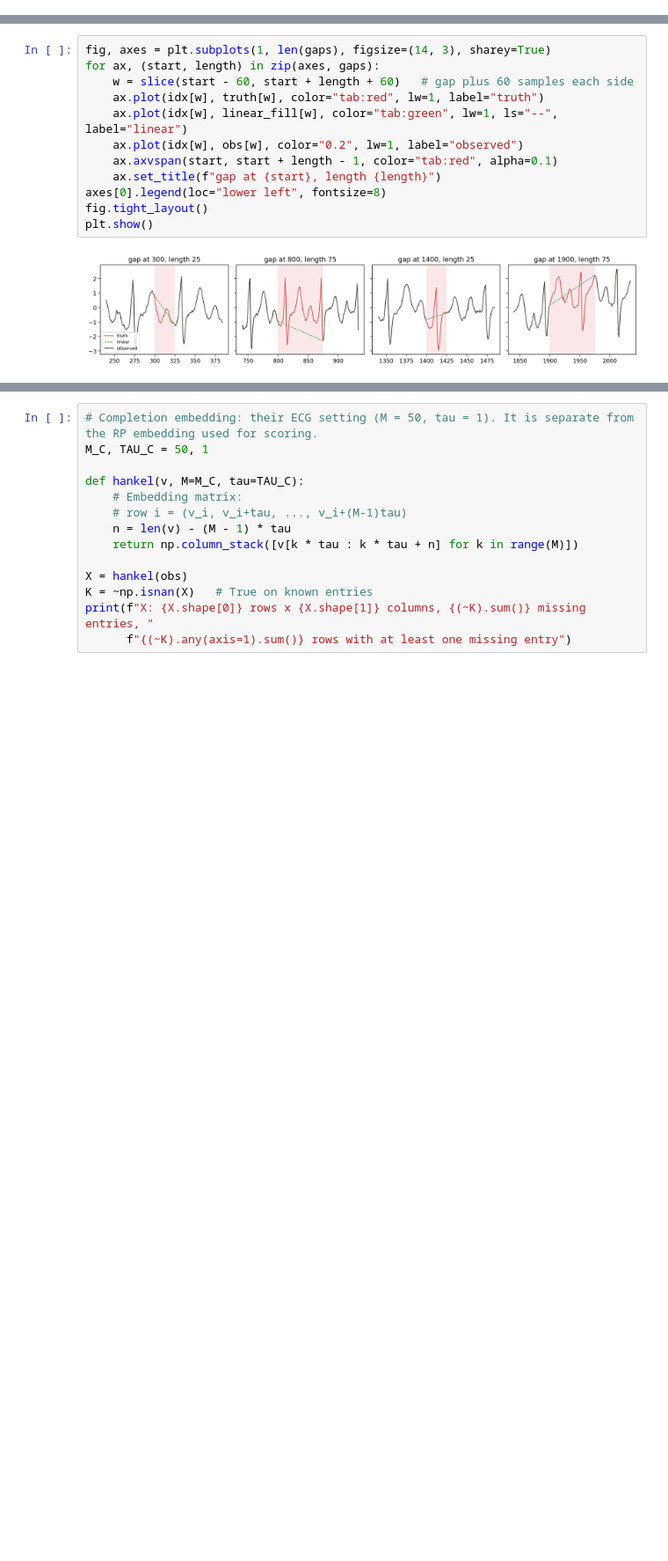
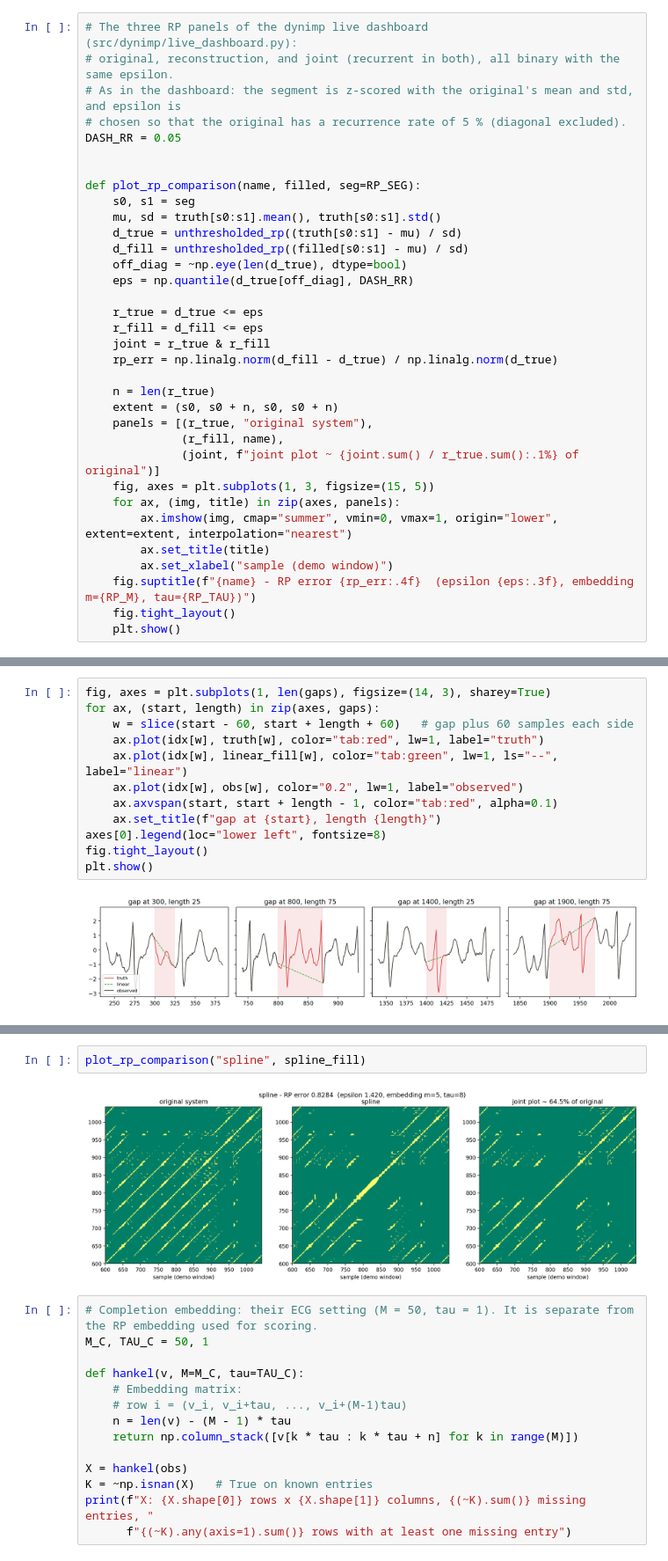
Before and after one commit to Anastasios-Vlachmpeis/RQA_for_Financial_Dynamics, a Jupyter notebook: notebooks/rps4missingDataReconstruction/window_reconstruction.ipynb, the cells around one changed output, grey strips where cells are left out. Shown at 88% size. Saved outputs shown, nothing was run; the diff lists cells and outputs as text; blank space fills up the shorter version.

```diff
--- a/notebooks/rps4missingDataReconstruction/window_reconstruction.ipynb
+++ b/notebooks/rps4missingDataReconstruction/window_reconstruction.ipynb
@@ -145,0 +179,34 @@ linear: MAE 1.003, RP error 0.1700
+# %%
+# The three RP panels of the dynimp live dashboard (src/dynimp/live_dashboard.py):
+# original, reconstruction, and joint (recurrent in both), all binary with the same epsilon.
+# As in the dashboard: the segment is z-scored with the original's mean and std, and epsilon is
+# chosen so that the original has a recurrence rate of 5 % (diagonal excluded).
+DASH_RR = 0.05
+
+
+def plot_rp_comparison(name, filled, seg=RP_SEG):
+    s0, s1 = seg
+    mu, sd = truth[s0:s1].mean(), truth[s0:s1].std()
+    d_true = unthresholded_rp((truth[s0:s1] - mu) / sd)
+    d_fill = unthresholded_rp((filled[s0:s1] - mu) / sd)
+    off_diag = ~np.eye(len(d_true), dtype=bool)
+    eps = np.quantile(d_true[off_diag], DASH_RR)
+
+    r_true = d_true <= eps
+    r_fill = d_fill <= eps
+    joint = r_true & r_fill
+    rp_err = np.linalg.norm(d_fill - d_true) / np.linalg.norm(d_true)
+
+    n = len(r_true)
+    extent = (s0, s0 + n, s0, s0 + n)
+    panels = [(r_true, "original system"),
+              (r_fill, name),
+              (joint, f"joint plot ~ {joint.sum() / r_true.sum():.1%} of original")]
+    fig, axes = plt.subplots(1, 3, figsize=(15, 5))
+    for ax, (img, title) in zip(axes, panels):
+        ax.imshow(img, cmap="summer", vmin=0, vmax=1, origin="lower", extent=extent, interpolation="nearest")
+        ax.set_title(title)
+        ax.set_xlabel("sample (demo window)")
+    fig.suptitle(f"{name} - RP error {rp_err:.4f}  (epsilon {eps:.3f}, embedding m={RP_M}, tau={RP_TAU})")
+    fig.tight_layout()
+    plt.show()
@@ -183,3 +265,7 @@ plt.show()
+# %%
+plot_rp_comparison("spline", spline_fill)
+# %% [output]
+[figure, added]
 # %%
 # Completion embedding: their ECG setting (M = 50, tau = 1). It is separate from the RP embedding used for scoring.
 M_C, TAU_C = 50, 1
```
Also changed, not shown: parts of 16 cells of this notebook.
